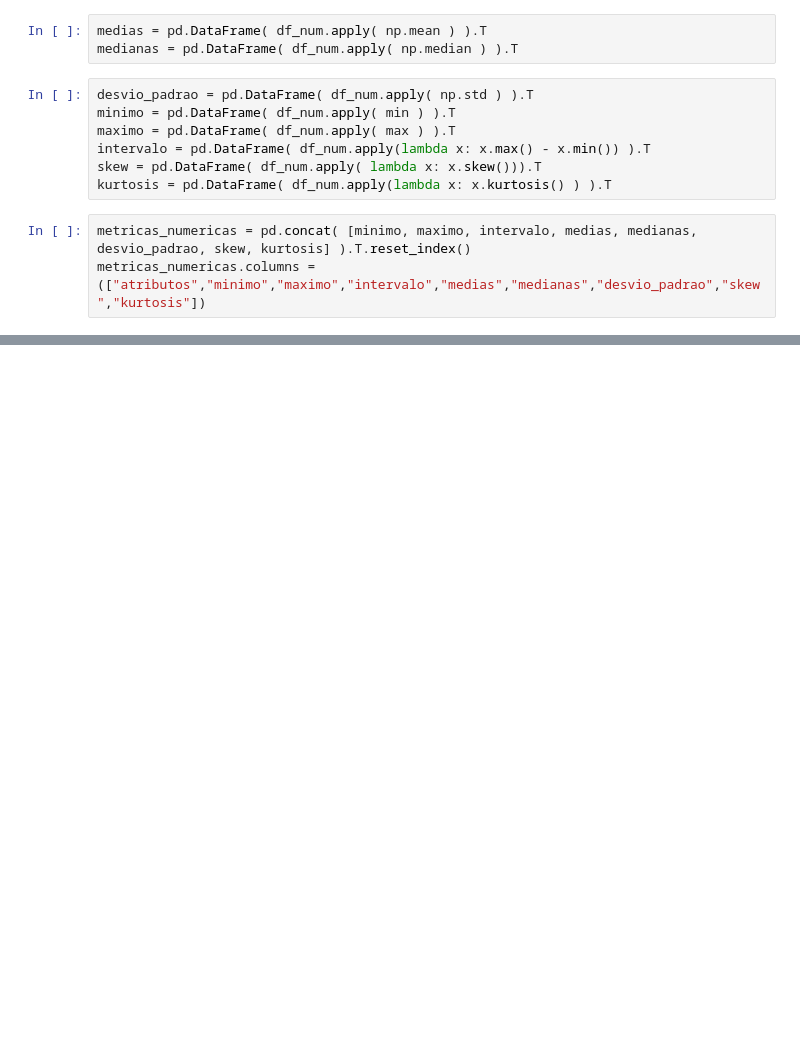
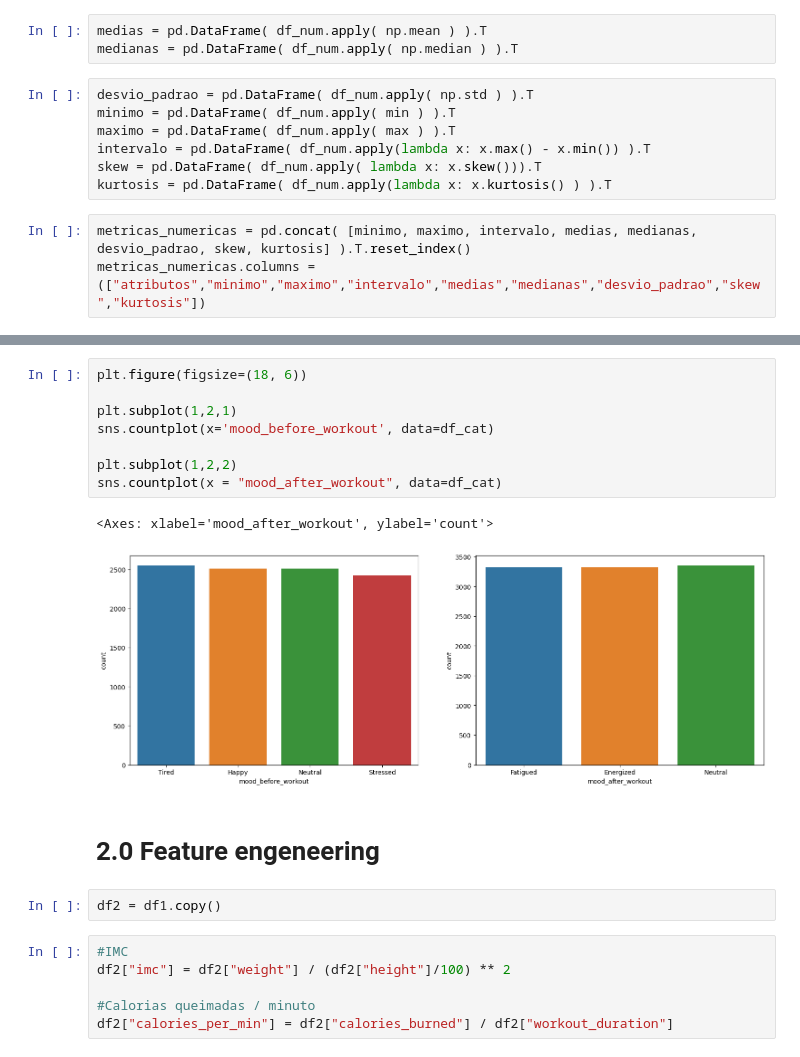
Before and after one commit to P-E-N-T-E-S/Analise-Dados-AVC, a Jupyter notebook: Workout_analytics.ipynb, the cells around one changed output, grey strips where cells are left out. Drawn from its saved outputs; the diff is of its cells as text; blank space fills up the shorter version.

Commit message:
fui até feature engeneering

```diff
--- a/Workout_analytics.ipynb
+++ b/Workout_analytics.ipynb
@@ -149,0 +182,21 @@ metricas_numericas
+# %%
+plt.figure(figsize=(18, 6))
+
+plt.subplot(1,2,1)
+sns.countplot(x='mood_before_workout', data=df_cat)
+
+plt.subplot(1,2,2)
+sns.countplot(x = "mood_after_workout", data=df_cat)
+# %% [output]
+<Axes: xlabel='mood_after_workout', ylabel='count'>
+[figure, added]
+# %% [markdown]
+# 2.0 Feature engeneering
+# %%
+df2 = df1.copy()
+# %%
+#IMC
+df2["imc"] = df2["weight"] / (df2["height"]/100) ** 2
+
+#Calorias queimadas / minuto
+df2["calories_per_min"] = df2["calories_burned"] / df2["workout_duration"]
```
Also changed, not shown: parts of 11 cells of this notebook, 1 other file.
